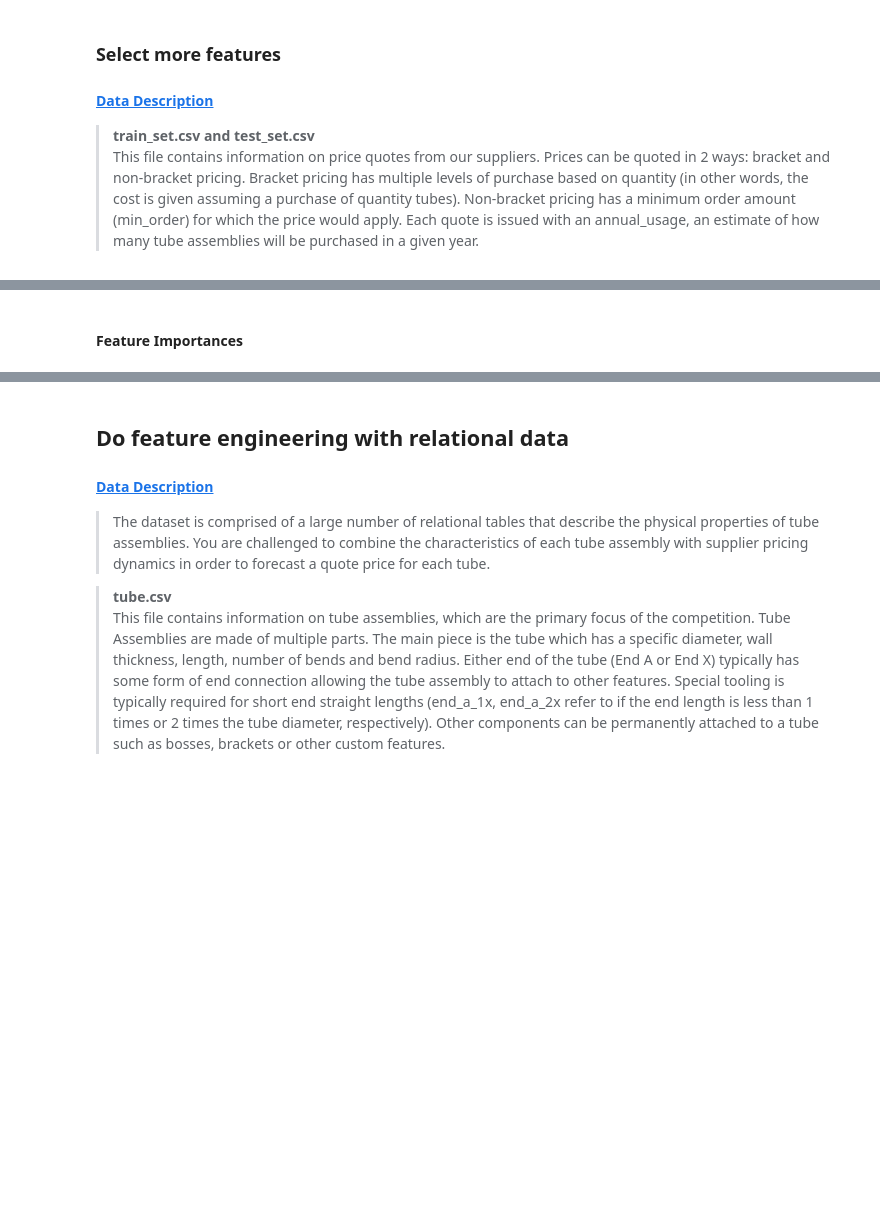
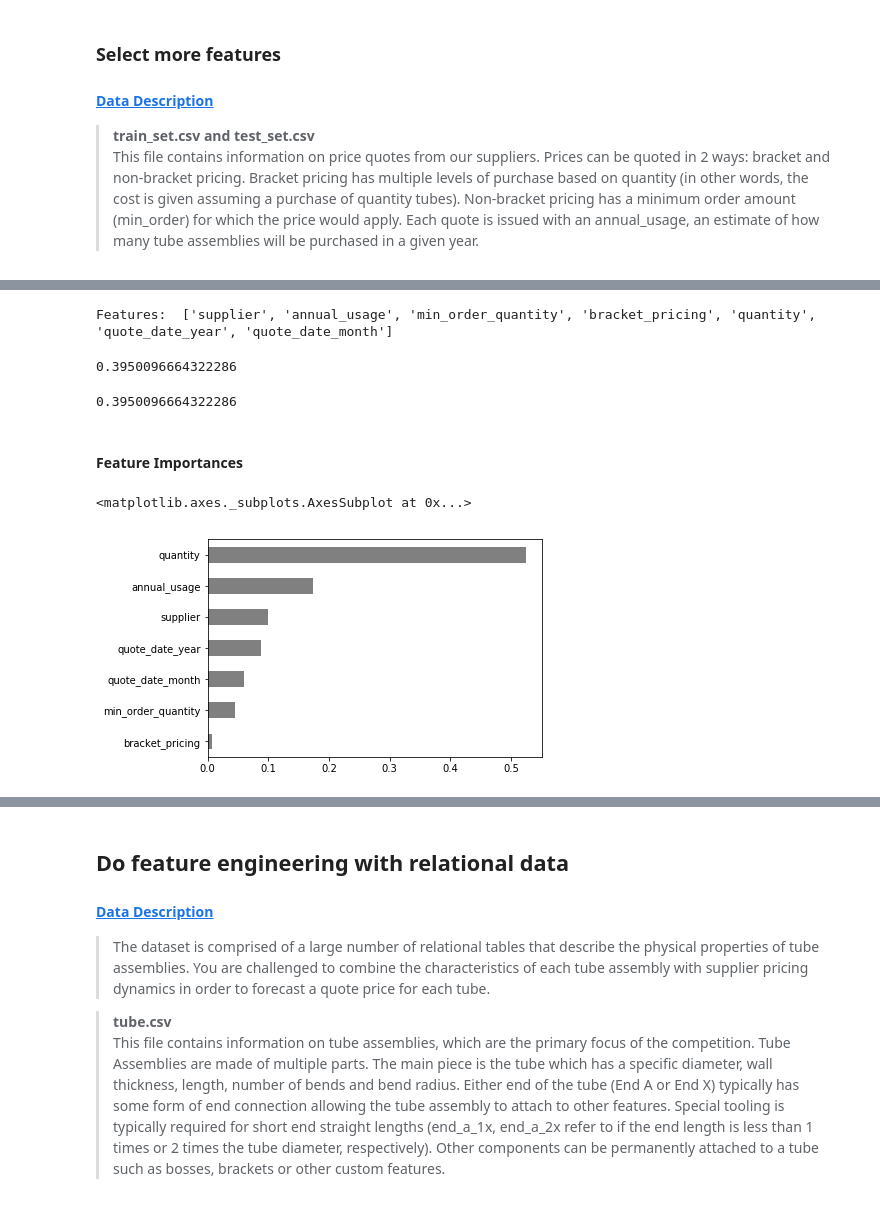
Before and after one commit to LambdaSchool/DEPRECATED-DS-Unit-2-Applied-Modeling, a Jupyter notebook: module1-log-linear-regression/log_linear_regression.ipynb, the cells around one changed output, grey strips where cells are left out. Saved outputs shown, nothing was run; the diff lists cells and outputs as text; code cells hidden in the pictures; blank space fills up the shorter version.

```diff
--- a/module1-log-linear-regression/log_linear_regression.ipynb
+++ b/module1-log-linear-regression/log_linear_regression.ipynb
@@ -406,2 +604,37 @@ ax.plot(X, y_pred);
+# %%
+features = train_wrangled.columns.drop(target)
+print('Features: ', features.tolist())
+# %% [output]
+Features:  ['supplier', 'annual_usage', 'min_order_quantity', 'bracket_pricing', 'quantity', 'quote_date_year', 'quote_date_month']
+# %%
+X_train = train_wrangled[features]
+X_val = val_wrangled[features]
+# %%
+import category_encoders as ce
+from sklearn.pipeline import make_pipeline
+
+pipeline = make_pipeline(
+  ce.OrdinalEncoder(),
+  RandomForestRegressor(n_estimators=100, random_state=42, n_jobs=-1)
+)
+
+pipeline.fit(X_train, y_train_log)
+y_pred_log = pipeline.predict(X_val)
+rmse(y_val_log, y_pred_log)
+# %% [output]
+0.3950096664322286
+# %%
+y_pred = np.expm1(y_pred_log)
+rmsle(y_val, y_pred)
+# %% [output]
+0.3950096664322286
 # %% [markdown]
 #### Feature Importances
+# %%
+rf = pipeline.named_steps['randomforestregressor']
+importances = pd.Series(rf.feature_importances_, X_train.columns)
+# %%
+importances.sort_values().plot.barh(color='grey')
+# %% [output]
+<matplotlib.axes._subplots.AxesSubplot at 0x...>
+[figure, added]
```
Also changed, not shown: parts of 46 cells of this notebook.
